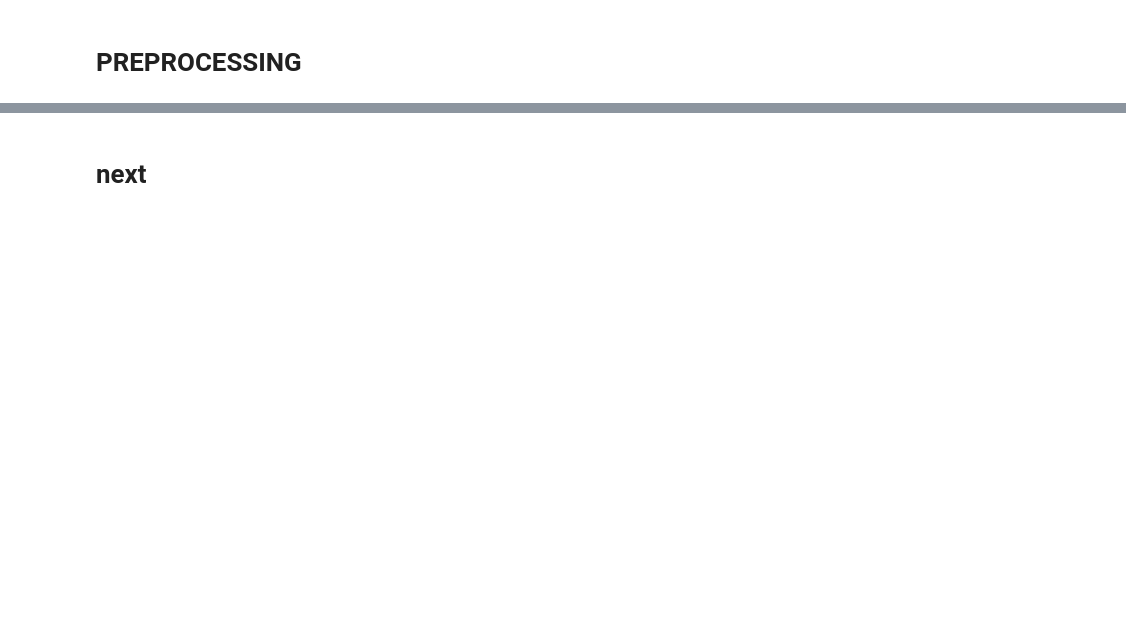
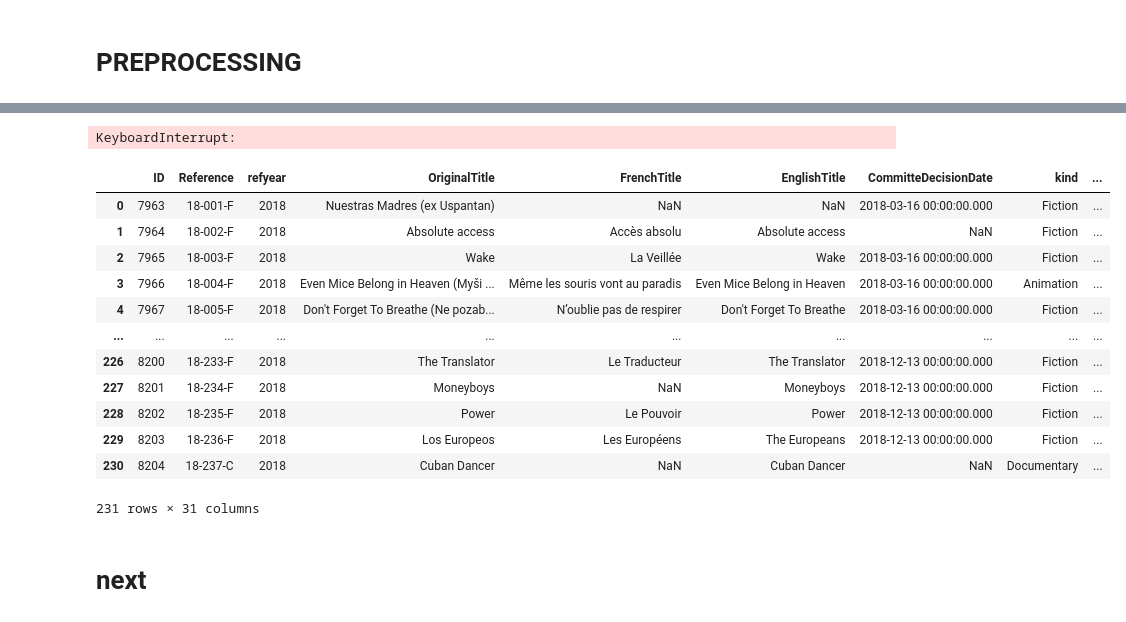
Before and after one commit to Thelmaxx/Eurimages_scraping, a Jupyter notebook: code_usage.ipynb, the cells around one changed output, grey strips where cells are left out. Saved outputs shown, nothing was run; the diff lists cells and outputs as text; code cells hidden in the pictures; blank space fills up the shorter version.

Commit message:
clean matching

```diff
--- a/code_usage.ipynb
+++ b/code_usage.ipynb
@@ -335,2 +372,22 @@ cpro.preprocessing(files_data,coproducers_data,out_file)
+# %%
+lumatch.matching_file("data/projects_to_be_matched.xlsx","matching/matching_clean.json",2018,2019,show_progress=True)
+# %% [output]
+KeyboardInterrupt:
+# %%
+lumatch.fill_back('data/projects_to_be_matched.xlsx','matching/matching_2017_2019.json','matched/clean_match.xlsx')
+# %% [output]
+|  | ID | Reference | refyear | OriginalTitle | FrenchTitle | EnglishTitle | CommitteDecisionDate | kind | ... |
+| 0 | 7963 | 18-001-F | 2018 | Nuestras Madres (ex Uspantan) | NaN | NaN | 2018-03-16 00:00:00.000 | Fiction | ... |
+| 1 | 7964 | 18-002-F | 2018 | Absolute access | Accès absolu | Absolute access | NaN | Fiction | ... |
+| 2 | 7965 | 18-003-F | 2018 | Wake | La Veillée | Wake | 2018-03-16 00:00:00.000 | Fiction | ... |
+| 3 | 7966 | 18-004-F | 2018 | Even Mice Belong in Heaven (Myši ... | Même les souris vont au paradis | Even Mice Belong in Heaven | 2018-03-16 00:00:00.000 | Animation | ... |
+| 4 | 7967 | 18-005-F | 2018 | Don't Forget To Breathe (Ne pozab... | N’oublie pas de respirer | Don't Forget To Breathe | 2018-03-16 00:00:00.000 | Fiction | ... |
+| ... | ... | ... | ... | ... | ... | ... | ... | ... | ... |
+| 226 | 8200 | 18-233-F | 2018 | The Translator | Le Traducteur | The Translator | 2018-12-13 00:00:00.000 | Fiction | ... |
+| 227 | 8201 | 18-234-F | 2018 | Moneyboys | NaN | Moneyboys | 2018-12-13 00:00:00.000 | Fiction | ... |
+| 228 | 8202 | 18-235-F | 2018 | Power | Le Pouvoir | Power | 2018-12-13 00:00:00.000 | Fiction | ... |
+| 229 | 8203 | 18-236-F | 2018 | Los Europeos | Les Européens | The Europeans | 2018-12-13 00:00:00.000 | Fiction | ... |
+| 230 | 8204 | 18-237-C | 2018 | Cuban Dancer | NaN | Cuban Dancer | NaN | Documentary | ... |
+231 rows × 31 columns
 # %% [markdown]
 # next
```
Also changed, not shown: parts of 9 cells of this notebook, 8 other files.
